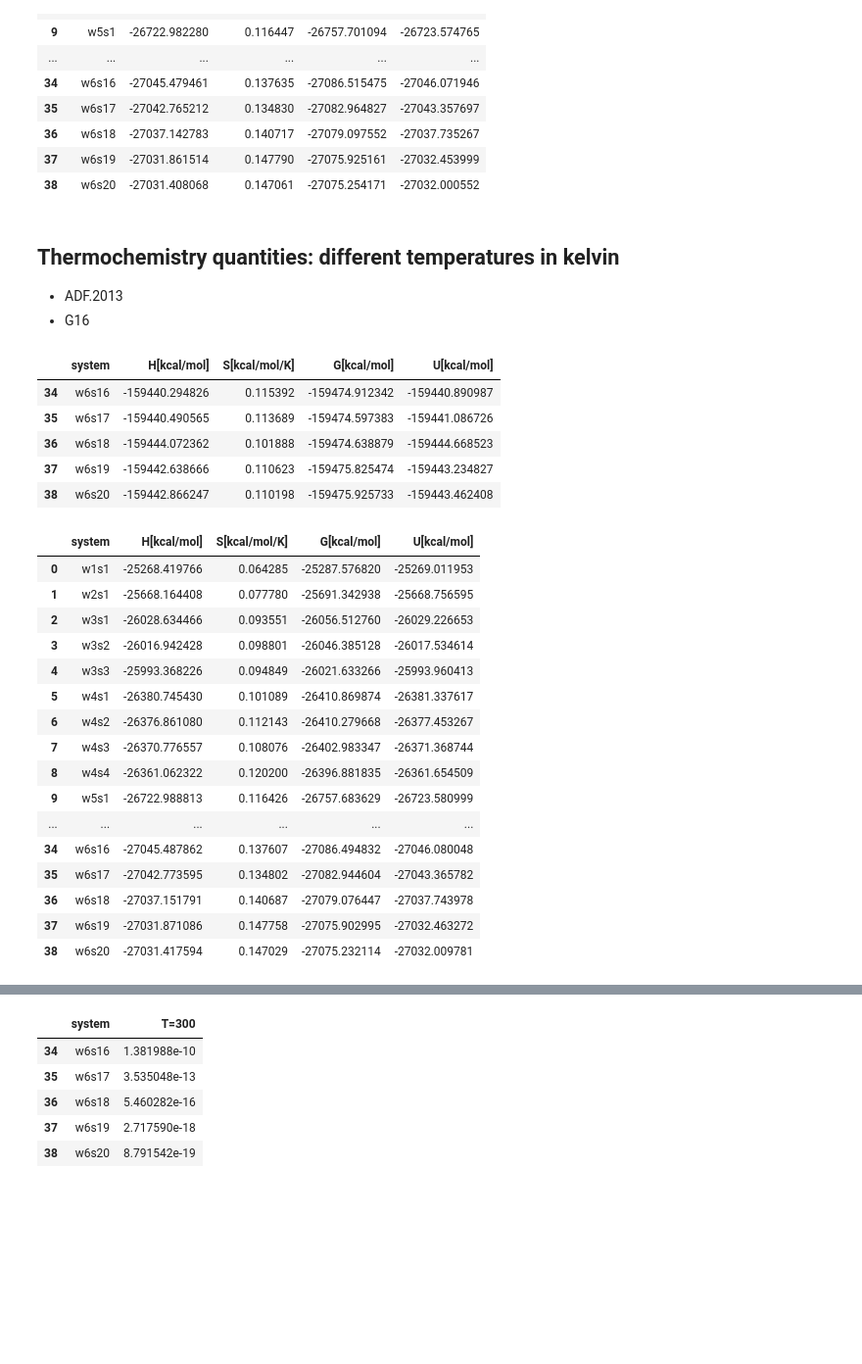
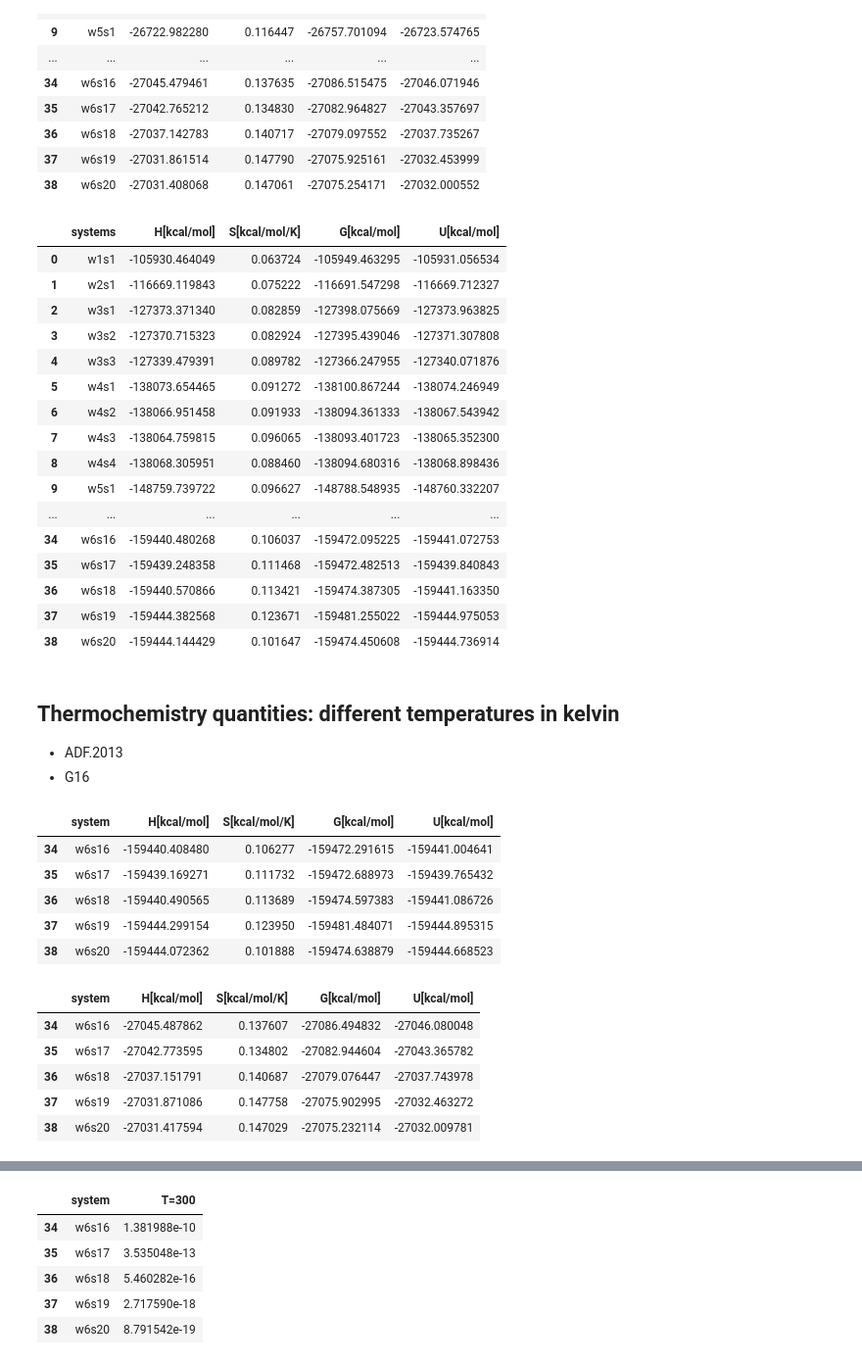
Before and after one commit to AndyDanian/ThermoChemistry, a Jupyter notebook: jupyter/thermo_hgw.ipynb, the cells around one changed output, grey strips where cells are left out. Shown at 98% size. Drawn from its saved outputs; the diff is of its cells as text; code cells hidden in the pictures; blank space fills up the shorter version.

```diff
--- a/jupyter/thermo_hgw.ipynb
+++ b/jupyter/thermo_hgw.ipynb
@@ -352,6 +412,47 @@ pd.DataFrame(values_T).sort_values(by="systems",ascending=True,
 | 36 | w6s18 | -27037.142783 | 0.140717 | -27079.097552 | -27037.735267 |
 | 37 | w6s19 | -27031.861514 | 0.147790 | -27075.925161 | -27032.453999 |
 | 38 | w6s20 | -27031.408068 | 0.147061 | -27075.254171 | -27032.000552 |
+# %%
+values_T_g16 = {
+    "systems": [],
+    "H[kcal/mol]": [],
+    "S[kcal/mol/K]": [],
+    "G[kcal/mol]": [],
+    "U[kcal/mol]": [],
+}
+for file_g16 in list_file_g16:
+    name_file = Path(file_g16).stem
+    H_statmech_g16 = statmech_g16[name_file].get_H(T=298.15, units="kcal/mol")
+    S_statmech_g16 = statmech_g16[name_file].get_S(T=298.15, units="kcal/mol/K")
+    G_statmech_g16 = statmech_g16[name_file].get_G(T=298.15, units="kcal/mol")
+    U_statmech_g16 = statmech_g16[name_file].get_U(T=298.15, units="kcal/mol")
+    values_T_g16["systems"].append(name_file)
+    values_T_g16["U[kcal/mol]"].append(U_statmech_g16)
+    values_T_g16["S[kcal/mol/K]"].append(S_statmech_g16)
+    values_T_g16["H[kcal/mol]"].append(H_statmech_g16)
+    values_T_g16["G[kcal/mol]"].append(G_statmech_g16)
+
+pd.DataFrame(values_T_g16).sort_values(by="systems",ascending=True,
+    key=lambda x: np.argsort(index_natsorted(values_T_g16["systems"])),
+    ).reset_index(drop=True)
+# %% [output]
+|  | systems | H[kcal/mol] | S[kcal/mol/K] | G[kcal/mol] | U[kcal/mol] |
+| 0 | w1s1 | -105930.464049 | 0.063724 | -105949.463295 | -105931.056534 |
+| 1 | w2s1 | -116669.119843 | 0.075222 | -116691.547298 | -116669.712327 |
+| 2 | w3s1 | -127373.371340 | 0.082859 | -127398.075669 | -127373.963825 |
+| 3 | w3s2 | -127370.715323 | 0.082924 | -127395.439046 | -127371.307808 |
+| 4 | w3s3 | -127339.479391 | 0.089782 | -127366.247955 | -127340.071876 |
+| 5 | w4s1 | -138073.654465 | 0.091272 | -138100.867244 | -138074.246949 |
+| 6 | w4s2 | -138066.951458 | 0.091933 | -138094.361333 | -138067.543942 |
+| 7 | w4s3 | -138064.759815 | 0.096065 | -138093.401723 | -138065.352300 |
+| 8 | w4s4 | -138068.305951 | 0.088460 | -138094.680316 | -138068.898436 |
+| 9 | w5s1 | -148759.739722 | 0.096627 | -148788.548935 | -148760.332207 |
+| ... | ... | ... | ... | ... | ... |
+| 34 | w6s16 | -159440.480268 | 0.106037 | -159472.095225 | -159441.072753 |
+| 35 | w6s17 | -159439.248358 | 0.111468 | -159472.482513 | -159439.840843 |
+| 36 | w6s18 | -159440.570866 | 0.113421 | -159474.387305 | -159441.163350 |
+| 37 | w6s19 | -159444.382568 | 0.123671 | -159481.255022 | -159444.975053 |
+| 38 | w6s20 | -159444.144429 | 0.101647 | -159474.450608 | -159444.736914 |
 # %% [markdown]
 ## Thermochemistry quantities: different temperatures in kelvin
 * ADF.2013
@@ -436,26 +537,15 @@ if not absolute_thermochemistry_per_temperature and not absolute_thermochemistry
 absolute_thermochemistry_per_temperature_g16[300].tail()
 # %% [output]
 |  | system | H[kcal/mol] | S[kcal/mol/K] | G[kcal/mol] | U[kcal/mol] |
-| 34 | w6s16 | -159440.294826 | 0.115392 | -159474.912342 | -159440.890987 |
-| 35 | w6s17 | -159440.490565 | 0.113689 | -159474.597383 | -159441.086726 |
-| 36 | w6s18 | -159444.072362 | 0.101888 | -159474.638879 | -159444.668523 |
-| 37 | w6s19 | -159442.638666 | 0.110623 | -159475.825474 | -159443.234827 |
-| 38 | w6s20 | -159442.866247 | 0.110198 | -159475.925733 | -159443.462408 |
+| 34 | w6s16 | -159440.408480 | 0.106277 | -159472.291615 | -159441.004641 |
+| 35 | w6s17 | -159439.169271 | 0.111732 | -159472.688973 | -159439.765432 |
+| 36 | w6s18 | -159440.490565 | 0.113689 | -159474.597383 | -159441.086726 |
+| 37 | w6s19 | -159444.299154 | 0.123950 | -159481.484071 | -159444.895315 |
+| 38 | w6s20 | -159444.072362 | 0.101888 | -159474.638879 | -159444.668523 |
 # %%
-absolute_thermochemistry_per_temperature[298]
+absolute_thermochemistry_per_temperature[298].tail()
 # %% [output]
 |  | system | H[kcal/mol] | S[kcal/mol/K] | G[kcal/mol] | U[kcal/mol] |
-| 0 | w1s1 | -25268.419766 | 0.064285 | -25287.576820 | -25269.011953 |
-| 1 | w2s1 | -25668.164408 | 0.077780 | -25691.342938 | -25668.756595 |
-| 2 | w3s1 | -26028.634466 | 0.093551 | -26056.512760 | -26029.226653 |
-| 3 | w3s2 | -26016.942428 | 0.098801 | -26046.385128 | -26017.534614 |
-| 4 | w3s3 | -25993.368226 | 0.094849 | -26021.633266 | -25993.960413 |
-| 5 | w4s1 | -26380.745430 | 0.101089 | -26410.869874 | -26381.337617 |
-| 6 | w4s2 | -26376.861080 | 0.112143 | -26410.279668 | -26377.453267 |
-| 7 | w4s3 | -26370.776557 | 0.108076 | -26402.983347 | -26371.368744 |
-| 8 | w4s4 | -26361.062322 | 0.120200 | -26396.881835 | -26361.654509 |
-| 9 | w5s1 | -26722.988813 | 0.116426 | -26757.683629 | -26723.580999 |
-| ... | ... | ... | ... | ... | ... |
 | 34 | w6s16 | -27045.487862 | 0.137607 | -27086.494832 | -27046.080048 |
 | 35 | w6s17 | -27042.773595 | 0.134802 | -27082.944604 | -27043.365782 |
 | 36 | w6s18 | -27037.151791 | 0.140687 | -27079.076447 | -27037.743978 |
```
Also changed, not shown: parts of 7 cells of this notebook, 24 other files.
